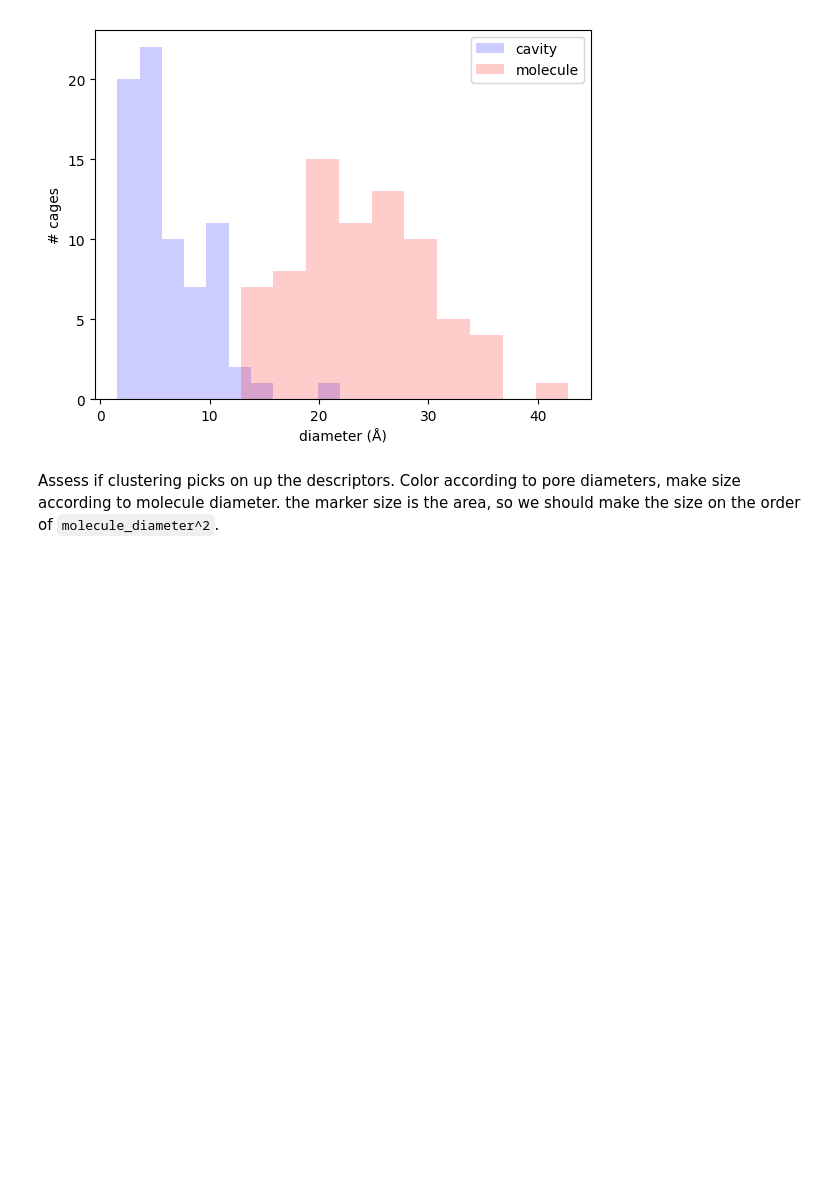
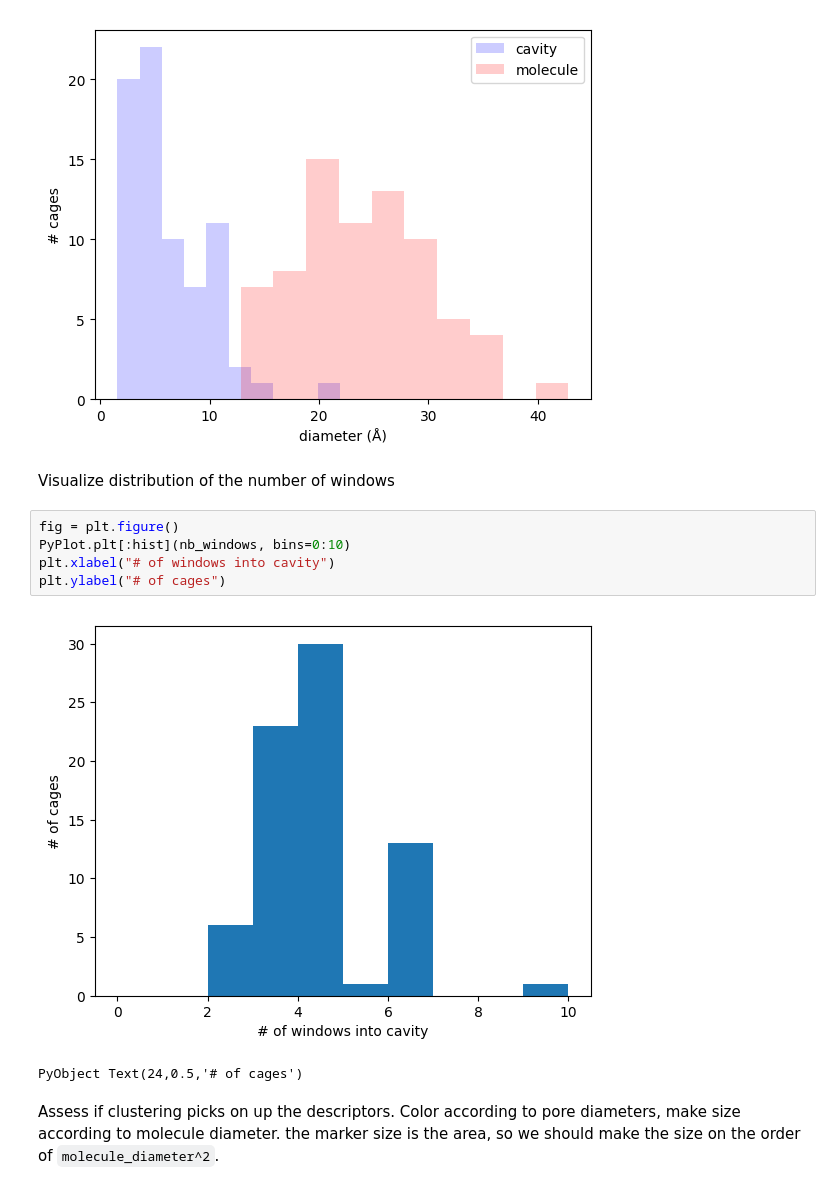
Before and after one commit to SimonEnsemble/latent_cage_space, a Jupyter notebook: cage_space.ipynb, the cells around one changed output. Drawn from its saved outputs; the diff is of its cells as text; blank space fills up the shorter version.

```diff
--- a/cage_space.ipynb
+++ b/cage_space.ipynb
@@ -528,6 +528,16 @@ plt.ylabel("# cages")
 plt.savefig("pywindow_descriptors_distn.png", format="png", dpi=300)
 # %% [output]
 [figure]
+# %% [markdown]
+Visualize distribution of the number of windows
+# %%
+fig = plt.figure()
+PyPlot.plt[:hist](nb_windows, bins=0:10)
+plt.xlabel("# of windows into cavity")
+plt.ylabel("# of cages")
+# %% [output]
+[figure, added]
+PyObject Text(24,0.5,'# of cages')
 # %% [markdown]
 Assess if clustering picks on up the descriptors.
 Color according to pore diameters, make size according to molecule diameter.
```
Also changed, not shown: parts of 28 cells of this notebook.
